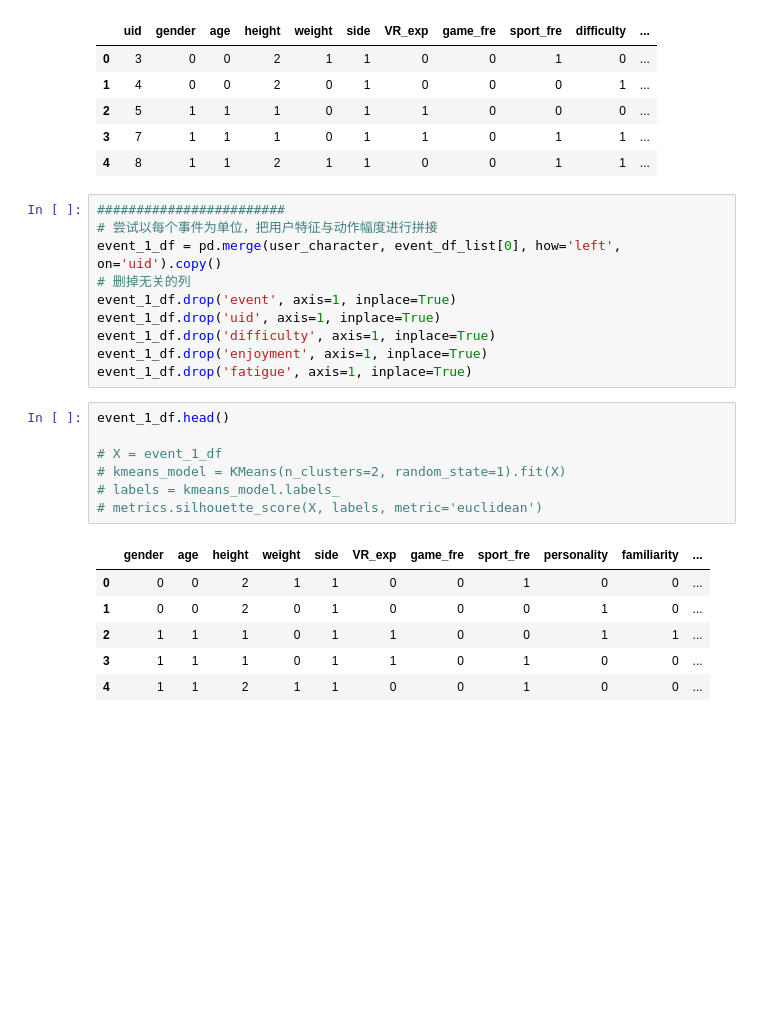
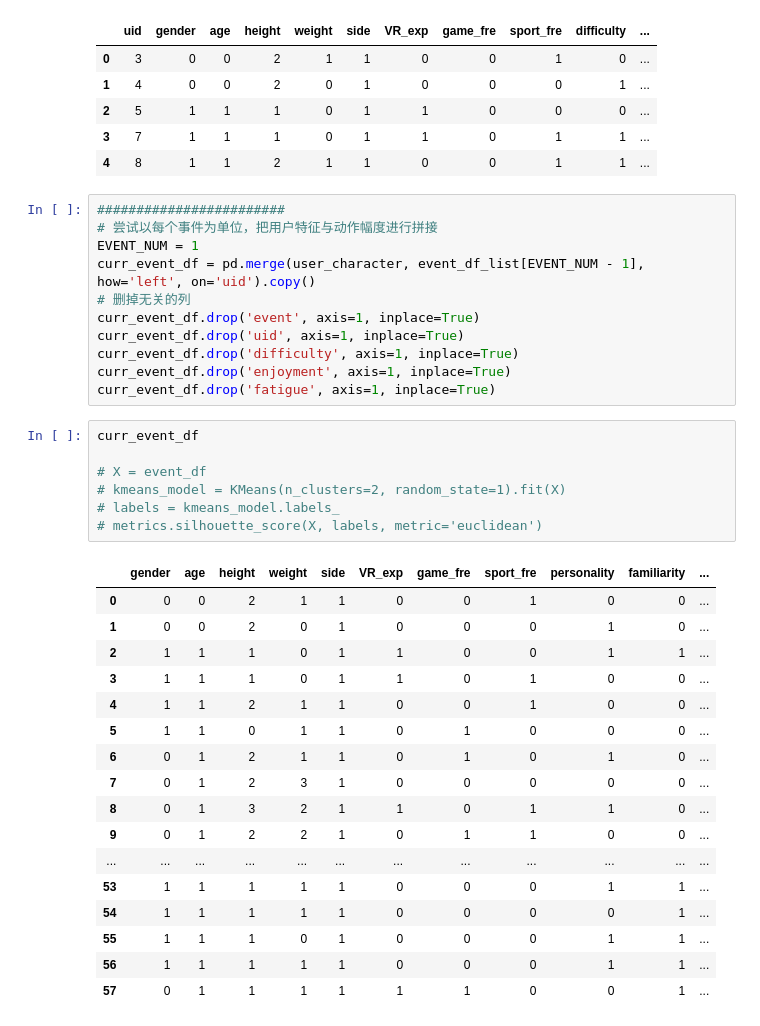
Before and after one commit to ShadowChris/MotionAnalysis-v2, a Jupyter notebook: gen_dataset.ipynb, the cells around one changed output. Saved outputs shown, nothing was run; the diff lists cells and outputs as text; blank space fills up the shorter version.

```diff
--- a/gen_dataset.ipynb
+++ b/gen_dataset.ipynb
@@ -163,26 +163,38 @@ user_character.head()
 # %%
 ########################
 # 尝试以每个事件为单位，把用户特征与动作幅度进行拼接
-event_1_df = pd.merge(user_character, event_df_list[0], how='left', on='uid').copy()
+EVENT_NUM = 1
+curr_event_df = pd.merge(user_character, event_df_list[EVENT_NUM - 1], how='left', on='uid').copy()
 # 删掉无关的列
-event_1_df.drop('event', axis=1, inplace=True)
-event_1_df.drop('uid', axis=1, inplace=True)
-event_1_df.drop('difficulty', axis=1, inplace=True)
-event_1_df.drop('enjoyment', axis=1, inplace=True)
-event_1_df.drop('fatigue', axis=1, inplace=True)
+curr_event_df.drop('event', axis=1, inplace=True)
+curr_event_df.drop('uid', axis=1, inplace=True)
+curr_event_df.drop('difficulty', axis=1, inplace=True)
+curr_event_df.drop('enjoyment', axis=1, inplace=True)
+curr_event_df.drop('fatigue', axis=1, inplace=True)
 # %%
-event_1_df.head()
+curr_event_df
 
-# X = event_1_df
+# X = event_df
 # kmeans_model = KMeans(n_clusters=2, random_state=1).fit(X)
 # labels = kmeans_model.labels_
 # metrics.silhouette_score(X, labels, metric='euclidean')
 # %% [output]
 |  | gender | age | height | weight | side | VR_exp | game_fre | sport_fre | personality | familiarity | ... |
 | 0 | 0 | 0 | 2 | 1 | 1 | 0 | 0 | 1 | 0 | 0 | ... |
 | 1 | 0 | 0 | 2 | 0 | 1 | 0 | 0 | 0 | 1 | 0 | ... |
 | 2 | 1 | 1 | 1 | 0 | 1 | 1 | 0 | 0 | 1 | 1 | ... |
 | 3 | 1 | 1 | 1 | 0 | 1 | 1 | 0 | 1 | 0 | 0 | ... |
 | 4 | 1 | 1 | 2 | 1 | 1 | 0 | 0 | 1 | 0 | 0 | ... |
+| 5 | 1 | 1 | 0 | 1 | 1 | 0 | 1 | 0 | 0 | 0 | ... |
+| 6 | 0 | 1 | 2 | 1 | 1 | 0 | 1 | 0 | 1 | 0 | ... |
+| 7 | 0 | 1 | 2 | 3 | 1 | 0 | 0 | 0 | 0 | 0 | ... |
+| 8 | 0 | 1 | 3 | 2 | 1 | 1 | 0 | 1 | 1 | 0 | ... |
+| 9 | 0 | 1 | 2 | 2 | 1 | 0 | 1 | 1 | 0 | 0 | ... |
+| ... | ... | ... | ... | ... | ... | ... | ... | ... | ... | ... | ... |
+| 53 | 1 | 1 | 1 | 1 | 1 | 0 | 0 | 0 | 1 | 1 | ... |
+| 54 | 1 | 1 | 1 | 1 | 1 | 0 | 0 | 0 | 0 | 1 | ... |
+| 55 | 1 | 1 | 1 | 0 | 1 | 0 | 0 | 0 | 1 | 1 | ... |
+| 56 | 1 | 1 | 1 | 1 | 1 | 0 | 0 | 0 | 1 | 1 | ... |
+| 57 | 0 | 1 | 1 | 1 | 1 | 1 | 1 | 0 | 0 | 1 | ... |
 # %%
 # 尝试把距离变成类别
```
Also changed, not shown: parts of 4 cells of this notebook, 3 other files.
